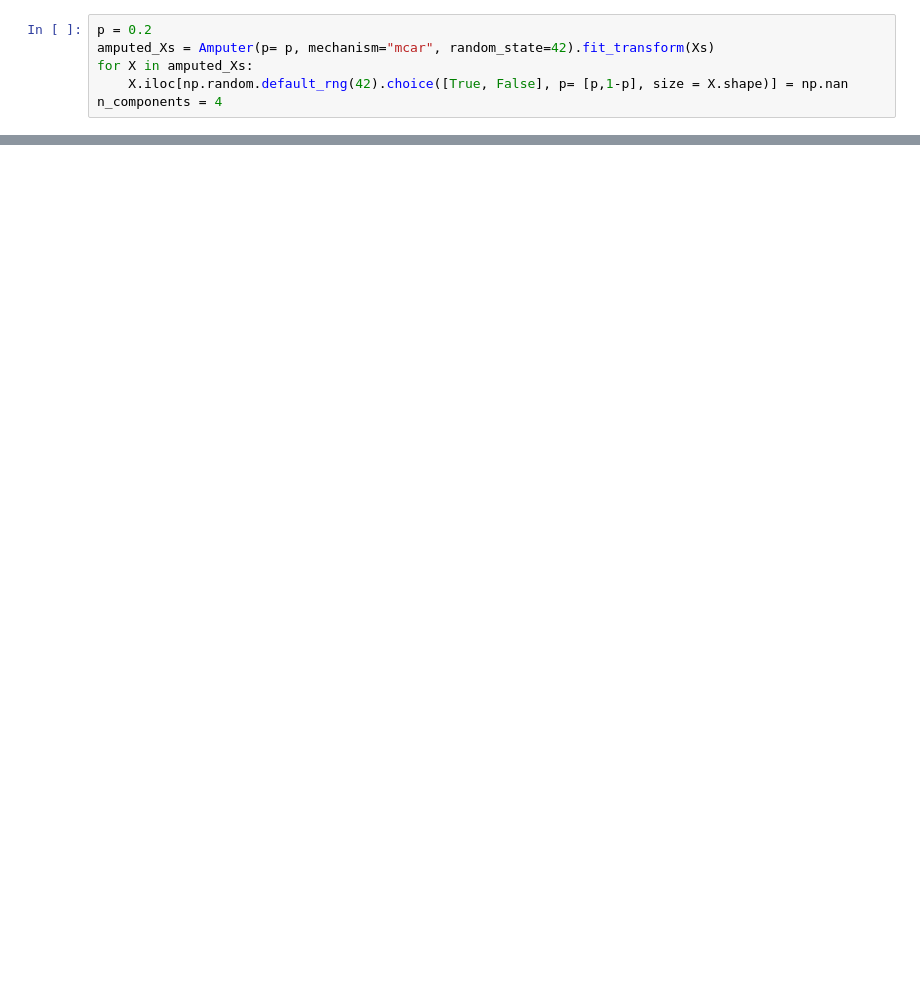
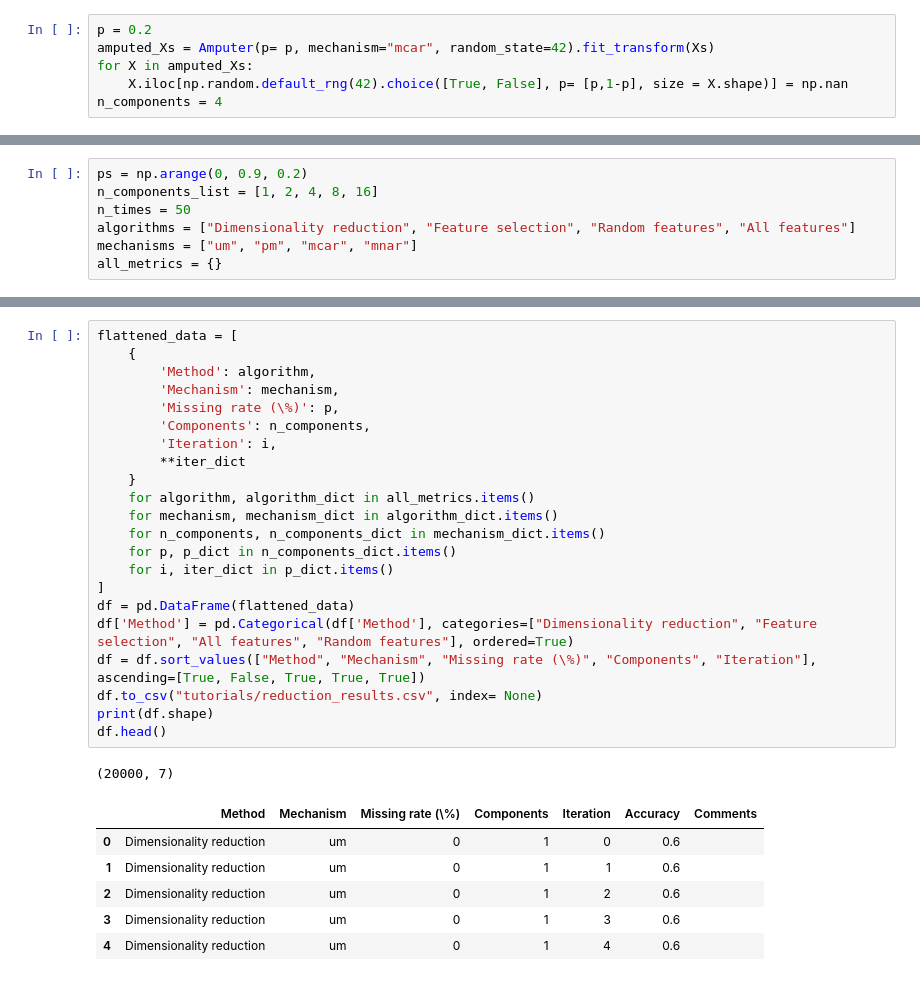
Before and after one commit to RafRomB/imml, a Jupyter notebook: tutorials/select_and_extract_features.ipynb, the cells around one changed output, grey strips where cells are left out. Saved outputs shown, nothing was run; the diff lists cells and outputs as text; blank space fills up the shorter version.

```diff
--- a/tutorials/select_and_extract_features.ipynb
+++ b/tutorials/select_and_extract_features.ipynb
@@ -240,0 +213,7 @@ plt.savefig("paper_figures/expl_features.svg")
+# %%
+ps = np.arange(0, 0.9, 0.2)
+n_components_list = [1, 2, 4, 8, 16]
+n_times = 50
+algorithms = ["Dimensionality reduction", "Feature selection", "Random features", "All features"]
+mechanisms = ["um", "pm", "mcar", "mnar"]
+all_metrics = {}
@@ -240,0 +267,30 @@ plt.savefig("paper_figures/expl_features.svg")
+# %%
+flattened_data = [
+    {
+        'Method': algorithm,
+        'Mechanism': mechanism,
+        'Missing rate (\%)': p,
+        'Components': n_components,
+        'Iteration': i,
+        **iter_dict
+    }
+    for algorithm, algorithm_dict in all_metrics.items()
+    for mechanism, mechanism_dict in algorithm_dict.items()
+    for n_components, n_components_dict in mechanism_dict.items()
+    for p, p_dict in n_components_dict.items()
+    for i, iter_dict in p_dict.items()
+]
+df = pd.DataFrame(flattened_data)
+df['Method'] = pd.Categorical(df['Method'], categories=["Dimensionality reduction", "Feature selection", "All features", "Random features"], ordered=True)
+df = df.sort_values(["Method", "Mechanism", "Missing rate (\%)", "Components", "Iteration"], ascending=[True, False, True, True, True])
+df.to_csv("tutorials/reduction_results.csv", index= None)
+print(df.shape)
+df.head()
+# %% [output]
+(20000, 7)
+|  | Method | Mechanism | Missing rate (\%) | Components | Iteration | Accuracy | Comments |
+| 0 | Dimensionality reduction | um | 0 | 1 | 0 | 0.6 |  |
+| 1 | Dimensionality reduction | um | 0 | 1 | 1 | 0.6 |  |
+| 2 | Dimensionality reduction | um | 0 | 1 | 2 | 0.6 |  |
+| 3 | Dimensionality reduction | um | 0 | 1 | 3 | 0.6 |  |
+| 4 | Dimensionality reduction | um | 0 | 1 | 4 | 0.6 |  |
```
Also changed, not shown: parts of 40 cells of this notebook, 1 other file.
